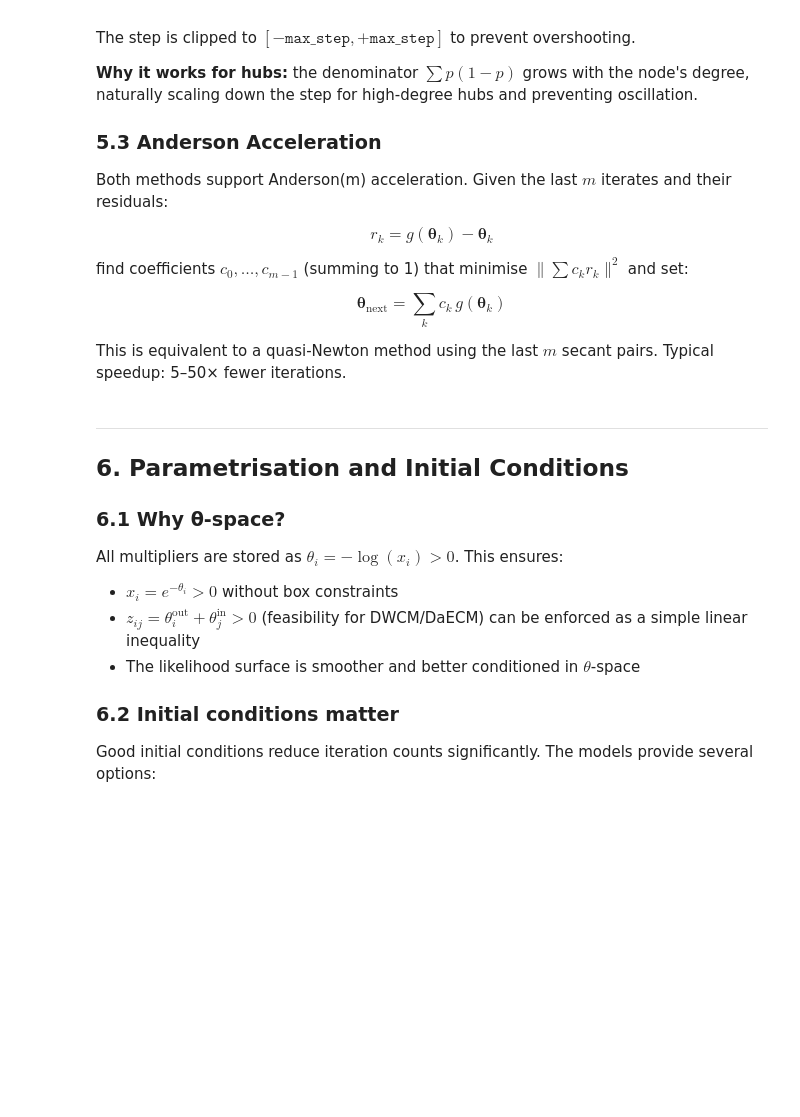
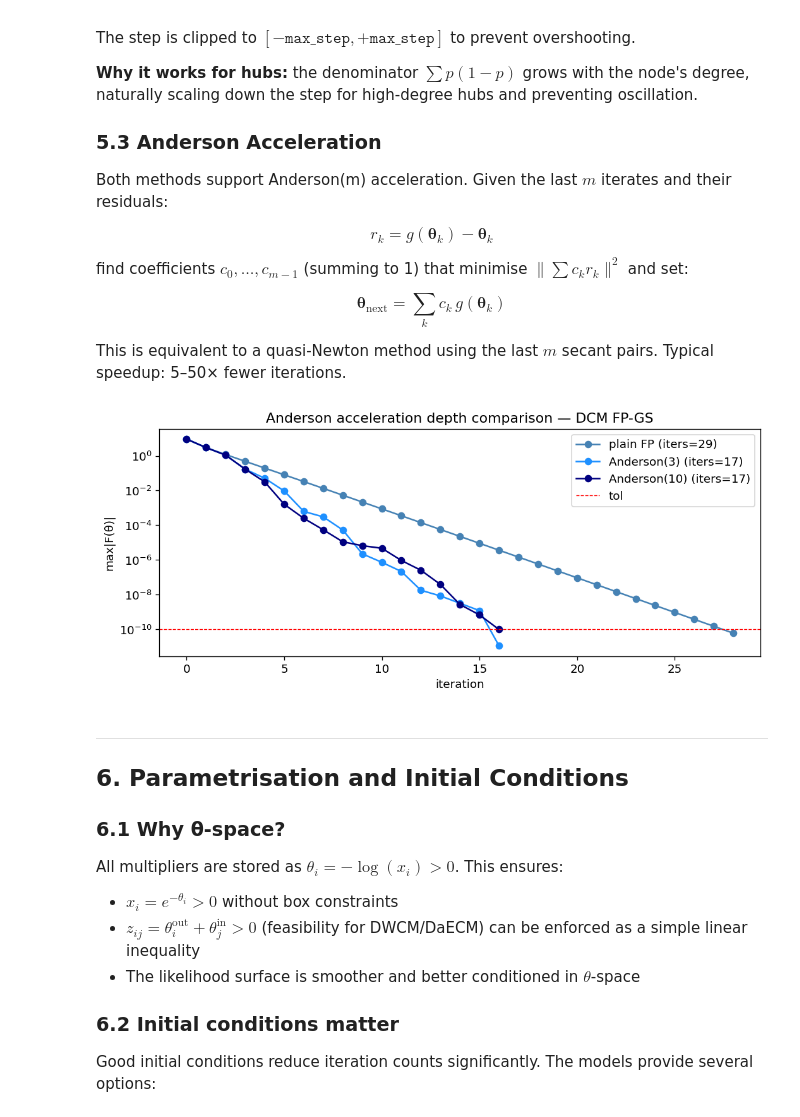
Before and after one commit to fabiosaracco/dcms, a Jupyter notebook: dcms_tutorial.ipynb, the cells around one changed output. Drawn from its saved outputs; the diff is of its cells as text; code cells hidden in the pictures; blank space fills up the shorter version.

```diff
--- a/dcms_tutorial.ipynb
+++ b/dcms_tutorial.ipynb
@@ -388,24 +438,26 @@ This is equivalent to a quasi-Newton method using the last $m$ secant pairs.  Ty
 # %%
 # Compare plain FP vs Anderson(1) vs Anderson(10) on DCM
 fig, ax = plt.subplots(figsize=(9, 4))
 
-colors = ['grey', 'steelblue', 'darkorange']
+colors = ['steelblue','dodgerblue', 'navy']
 labels_depths = [('plain FP', 0), ('Anderson(3)', 3), ('Anderson(10)', 10)]
 
 for (label, depth), color in zip(labels_depths, colors):
     r = solve_fixed_point_dcm(
         model.residual, theta0, model.k_out, model.k_in,
         tol=1e-10, max_iter=500,
         variant='gauss-seidel', anderson_depth=depth,
     )
-    ax.semilogy(r.residuals, label=f'{label} (iters={r.iterations})', color=color)
+    ax.semilogy(r.residuals, label=f'{label} (iters={r.iterations})', color=color, marker='o')
 
 ax.axhline(1e-10, color='red', linestyle='--', linewidth=0.8, label='tol')
 ax.set_xlabel('iteration'); ax.set_ylabel('max|F(θ)|')
 ax.set_title('Anderson acceleration depth comparison — DCM FP-GS')
 ax.legend()
 plt.tight_layout()
 plt.show()
+# %% [output]
+[figure, added]
 # %% [markdown]
 ---
 ## 6. Parametrisation and Initial Conditions
```
Also changed, not shown: parts of 21 cells of this notebook, 1 other file.
